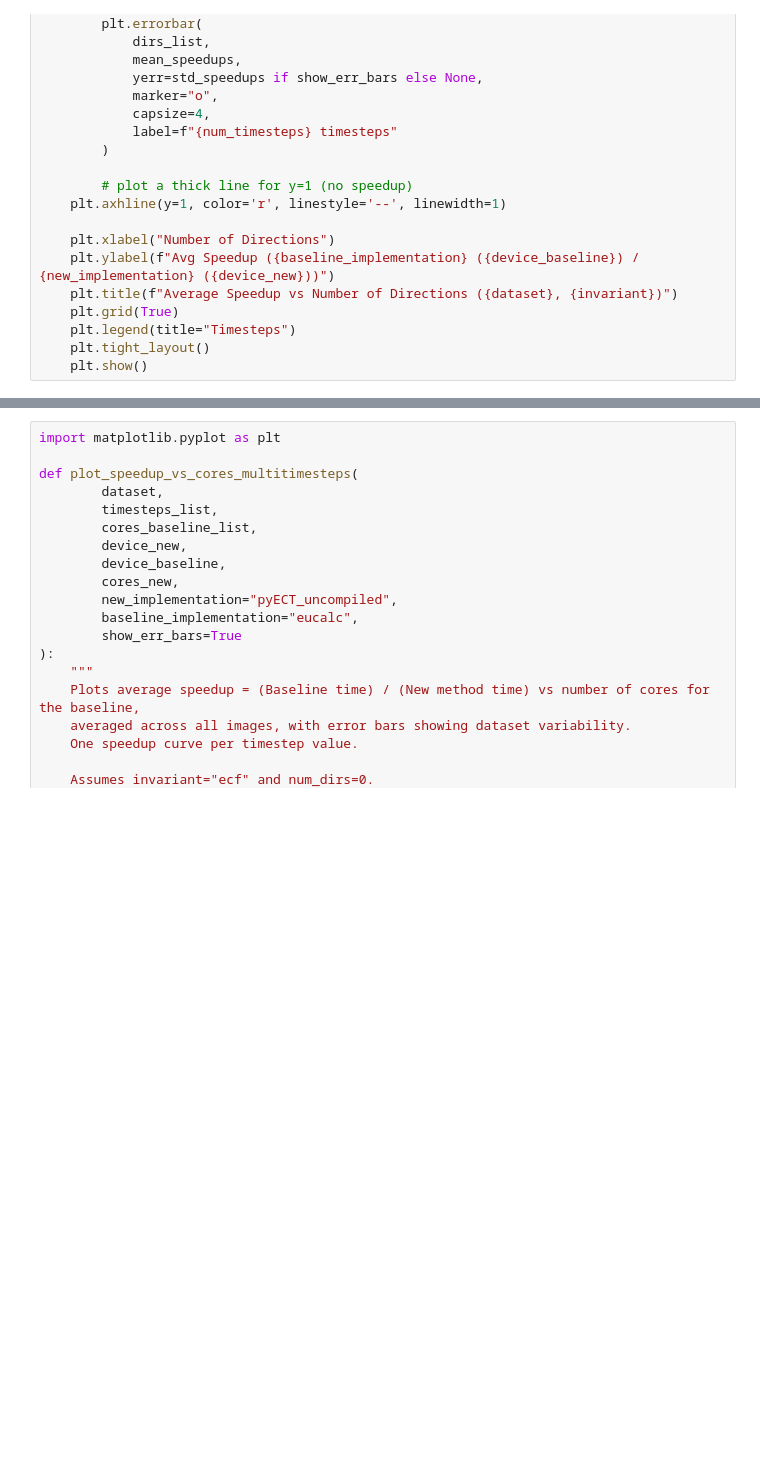
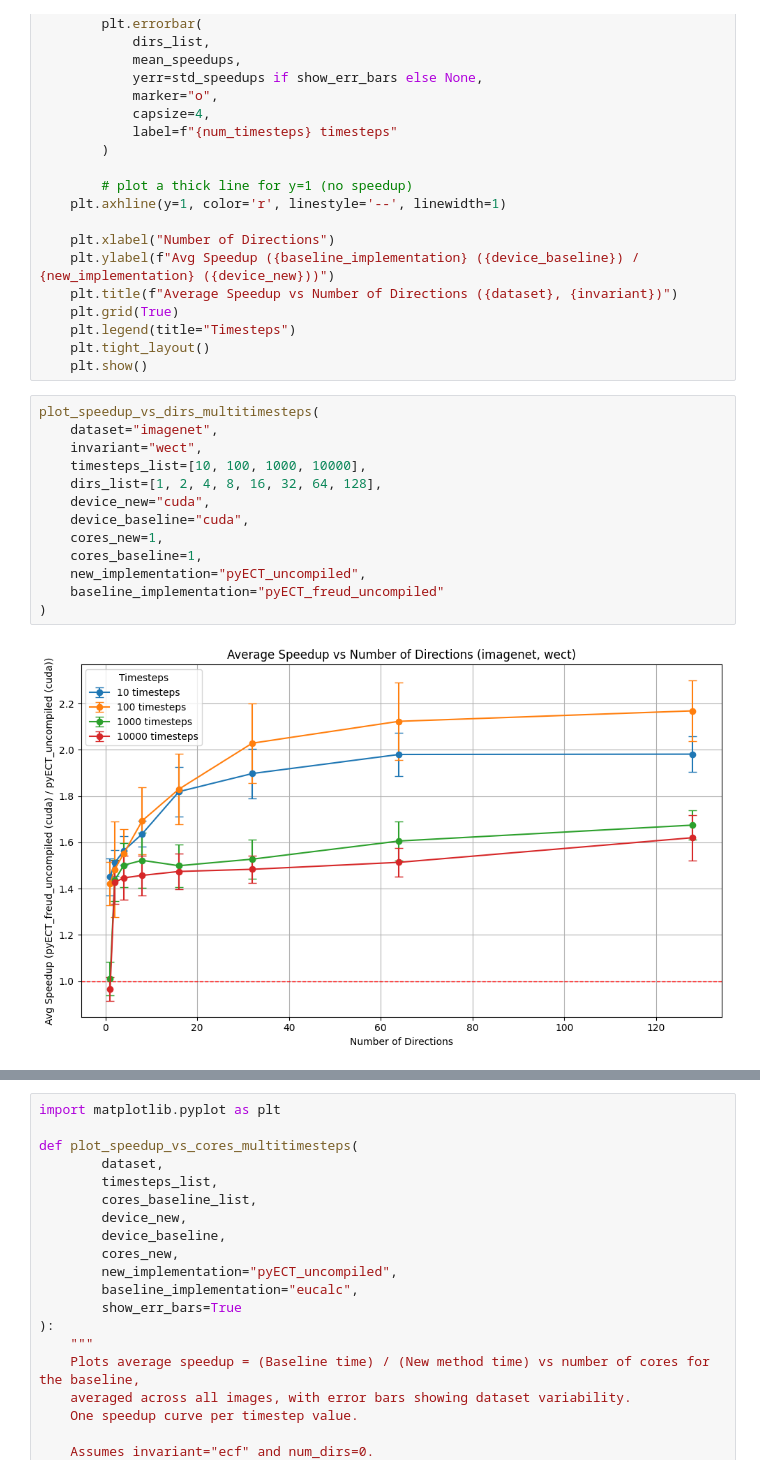
Before and after one commit to compTAG/pyECT-experiments, a Jupyter notebook: figures/create_figs.ipynb, the cells around one changed output, grey strips where cells are left out. Cells and saved outputs as stored; diff of their text form; blank space fills up the shorter version.

```diff
--- a/figures/create_figs.ipynb
+++ b/figures/create_figs.ipynb
@@ -80,6 +80,21 @@ def plot_speedup_vs_dirs_multitimesteps(
     plt.legend(title="Timesteps")
     plt.tight_layout()
     plt.show()
+# %%
+plot_speedup_vs_dirs_multitimesteps(
+    dataset="imagenet",
+    invariant="wect",
+    timesteps_list=[10, 100, 1000, 10000],
+    dirs_list=[1, 2, 4, 8, 16, 32, 64, 128],
+    device_new="cuda",
+    device_baseline="cuda",
+    cores_new=1,
+    cores_baseline=1,
+    new_implementation="pyECT_uncompiled",
+    baseline_implementation="pyECT_freud_uncompiled"
+)
+# %% [output]
+[figure, added]
 # %%
 plot_speedup_vs_dirs_multitimesteps(
     dataset="fashionmnist",
```
Also changed, not shown: parts of 4 cells of this notebook, 1 other file.
